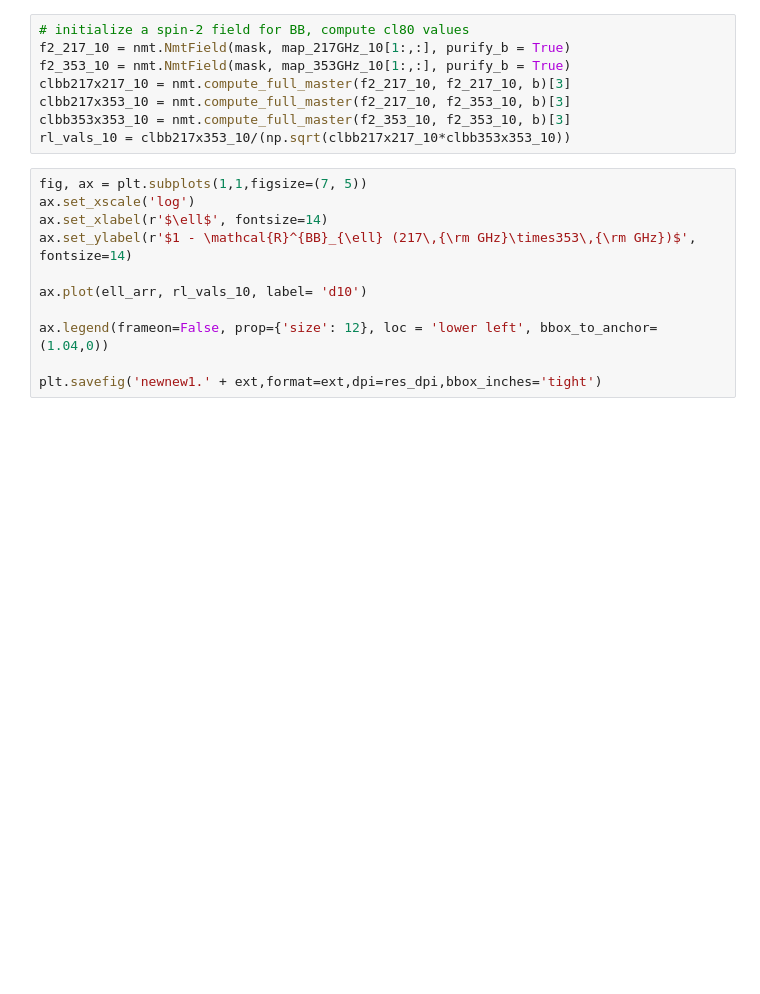
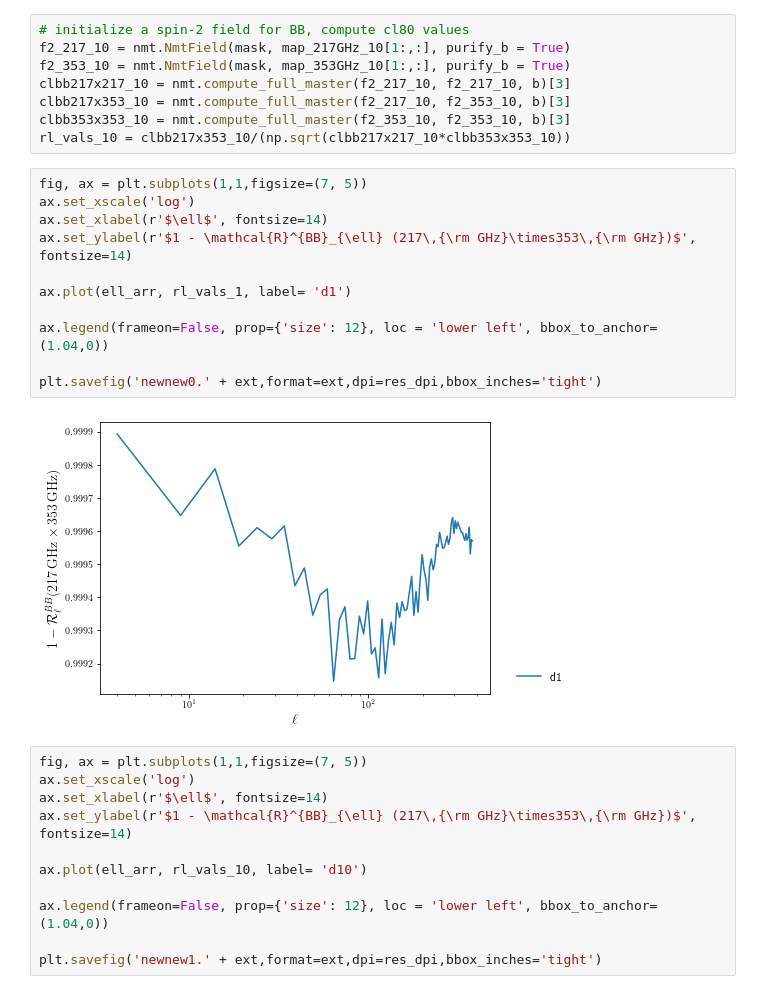
Before and after one commit to myra-norton/dust-model-correlation, a Jupyter notebook: l vs rl.ipynb, the cells around one changed output. Cells and saved outputs as stored; diff of their text form; blank space fills up the shorter version.

```diff
--- a/l vs rl.ipynb
+++ b/l vs rl.ipynb
@@ -83,6 +83,19 @@ clbb217x217_10 = nmt.compute_full_master(f2_217_10, f2_217_10, b)[3]
 clbb217x353_10 = nmt.compute_full_master(f2_217_10, f2_353_10, b)[3]
 clbb353x353_10 = nmt.compute_full_master(f2_353_10, f2_353_10, b)[3]
 rl_vals_10 = clbb217x353_10/(np.sqrt(clbb217x217_10*clbb353x353_10))
+# %%
+fig, ax = plt.subplots(1,1,figsize=(7, 5))
+ax.set_xscale('log')
+ax.set_xlabel(r'$\ell$', fontsize=14)
+ax.set_ylabel(r'$1 - \mathcal{R}^{BB}_{\ell} (217\,{\rm GHz}\times353\,{\rm GHz})$', fontsize=14)
+
+ax.plot(ell_arr, rl_vals_1, label= 'd1')
+
+ax.legend(frameon=False, prop={'size': 12}, loc = 'lower left', bbox_to_anchor=(1.04,0))
+
+plt.savefig('newnew0.' + ext,format=ext,dpi=res_dpi,bbox_inches='tight')
+# %% [output]
+[figure, added]
 # %%
 fig, ax = plt.subplots(1,1,figsize=(7, 5))
 ax.set_xscale('log')
```
Also changed, not shown: parts of 4 cells of this notebook.
